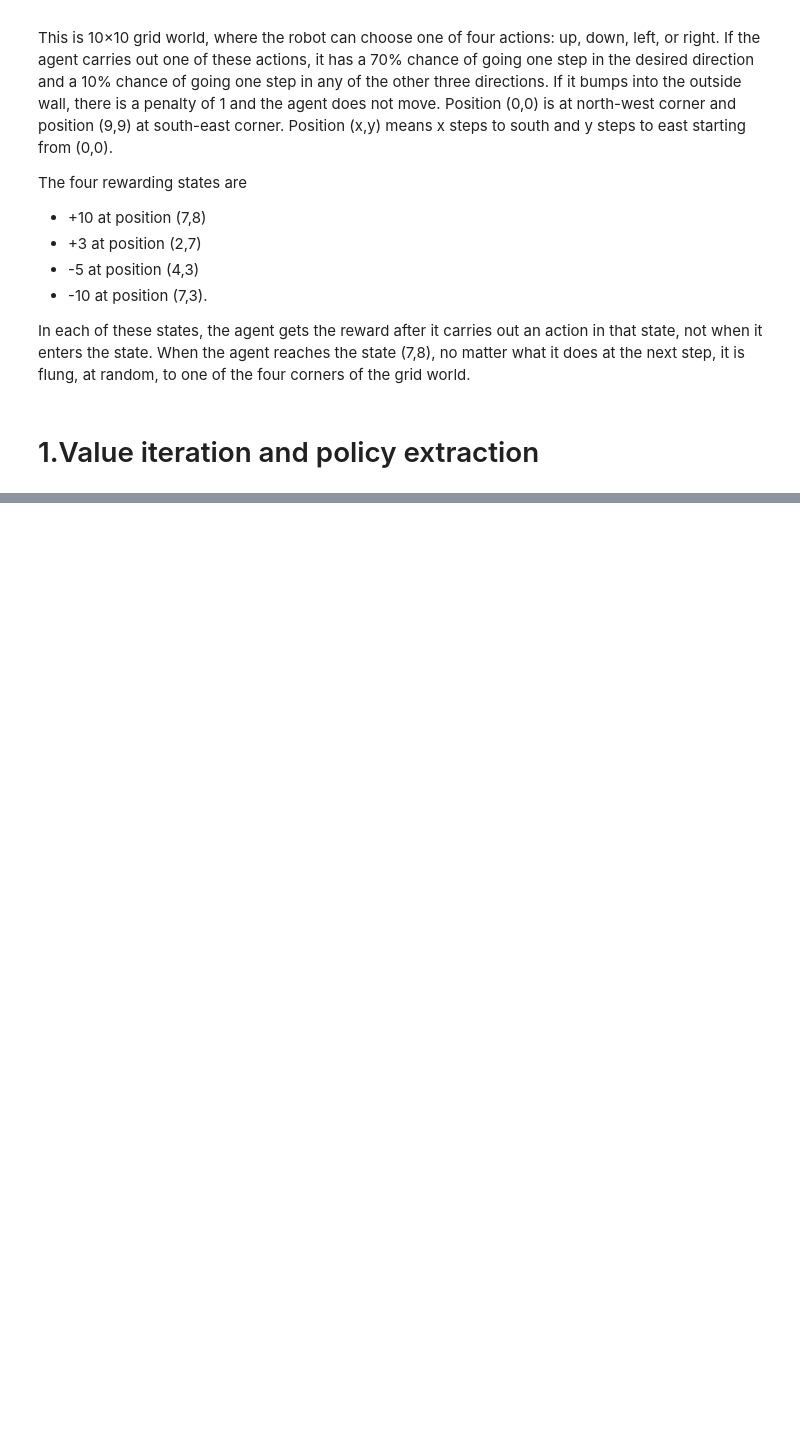
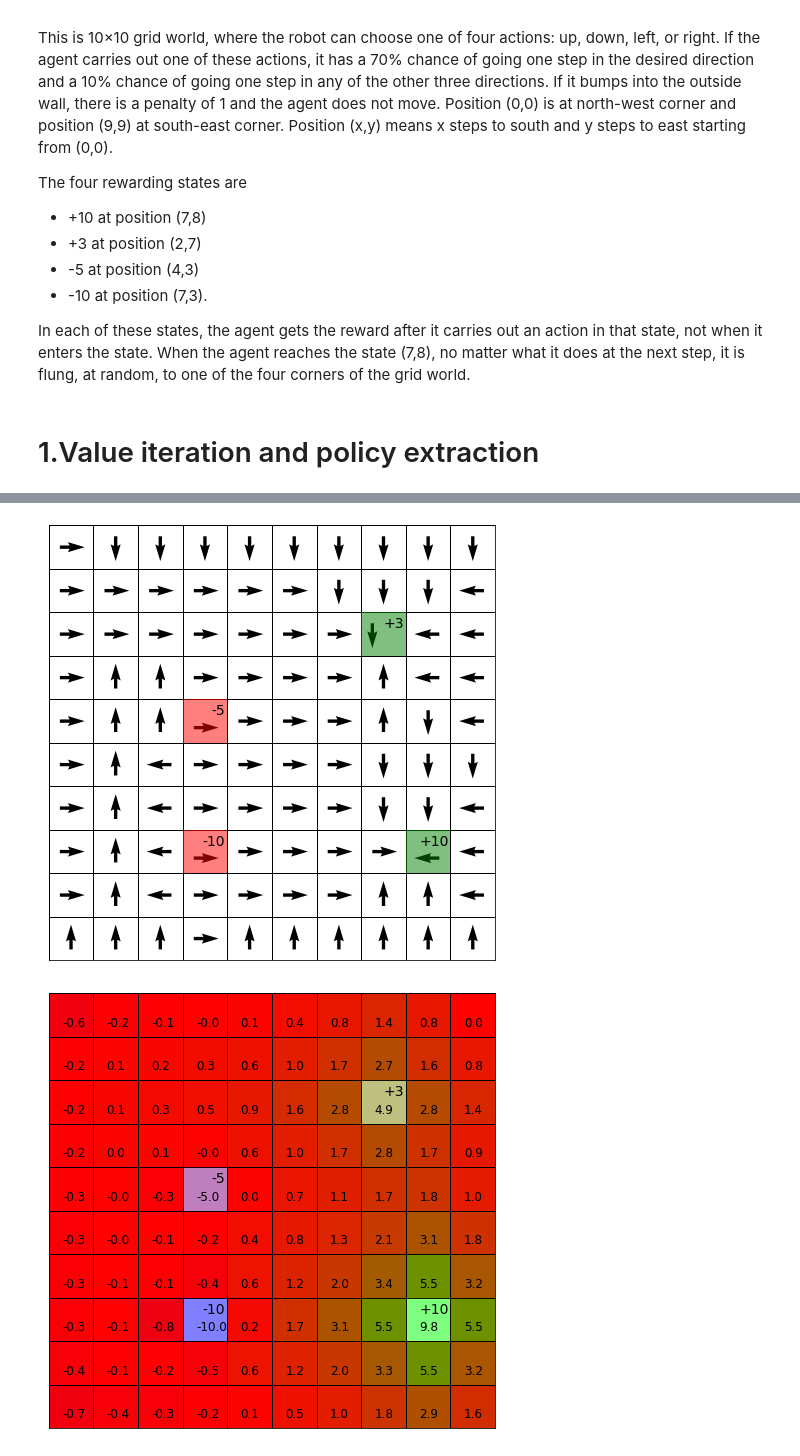
Before and after one commit to VSorvisto/Data-Science-Projects, a Jupyter notebook: Reinforced learning/gridWorldExample.ipynb, the cells around one changed output, grey strips where cells are left out. Saved outputs shown, nothing was run; the diff lists cells and outputs as text; code cells hidden in the pictures; blank space fills up the shorter version.

```diff
--- a/Reinforced learning/gridWorldExample.ipynb
+++ b/Reinforced learning/gridWorldExample.ipynb
@@ -223,0 +239,52 @@ ax.get_xaxis().set_visible(False)
+# %%
+#policy iteration
+
+
+
+#array for Values
+V=np.zeros([10,10])
+optimal_pol=np.zeros([10,10])
+
+
+discount=0.7
+iterations_policy=200
+iterations_value=200
+
+tolerance=0.1
+cond_pol_impr=True
+iter_count_pol=0
+
+while cond_pol_impr==True:
+    pol_temp=np.zeros([10,10])
+    for i in range(10):
+        for j in range(10):
+            pol_temp[i,j]=np.argmax(calcQvalues(i,j,discount,V))
+    if ((pol_temp==optimal_pol).all()) or (iter_count_pol>=iterations_policy):
+        cond_pol_impr=False
+    else:
+        iter_count_value=0
+        cond_pol_eval=True
+        while cond_pol_eval==True:
+            Vtemp=np.copy(V)
+            for i in range(10):
+                for j in range(10):
+                    Vtemp[i,j]=getValueWithPolicy(i,j,discount,V,pol_temp)
+
+            maxError=np.max(np.abs(Vtemp-V))
+            V=Vtemp
+            iter_count_value +=1
+            if maxError<tolerance or iter_count_value>=iterations_value:
+                cond_pol_eval=False
+    iter_count_pol +=1
+    optimal_pol=pol_temp
+
+
+
+
+
+plotOptimalPolicy(optimal_pol)
+
+plotValues(V)
+# %% [output]
+[figure, added]
+[figure, added]
```
Also changed, not shown: parts of 6 cells of this notebook.
